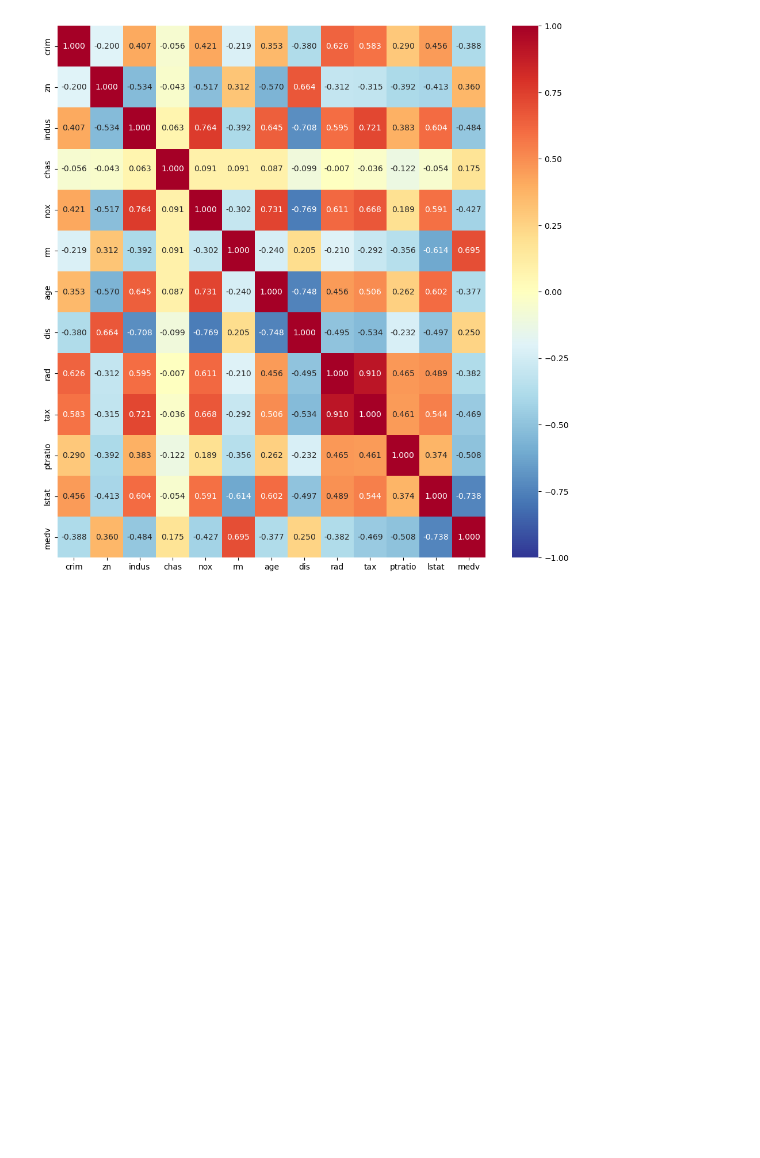
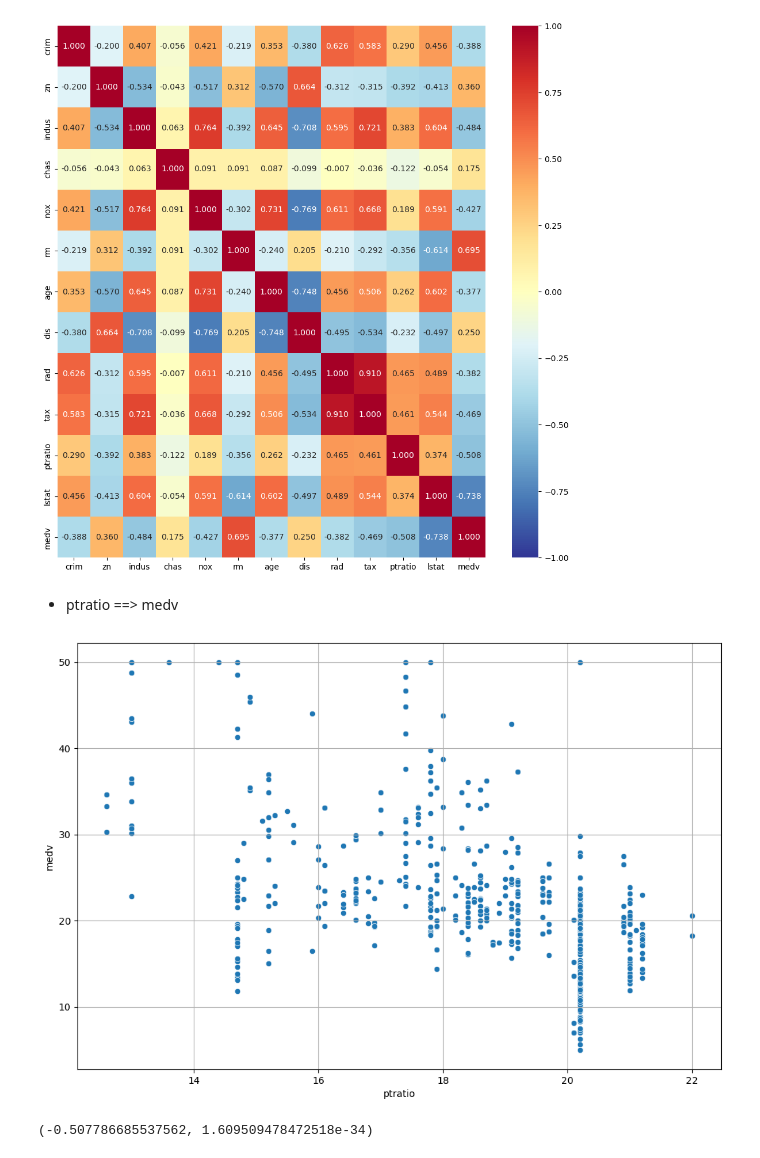
Before and after one commit to Jihwan98/aivle_school, a Jupyter notebook: 2023.02.09_데이터 분석 및 의미찾기_실습/02_이변량_숫자 vs 숫자.ipynb, the cells around one changed output. Saved outputs shown, nothing was run; the diff lists cells and outputs as text; code cells hidden in the pictures; blank space fills up the shorter version.

```diff
--- a/2023.02.09_데이터 분석 및 의미찾기_실습/02_이변량_숫자 vs 숫자.ipynb
+++ b/2023.02.09_데이터 분석 및 의미찾기_실습/02_이변량_숫자 vs 숫자.ipynb
@@ -415,3 +415,16 @@ sns.heatmap(boston.corr(),
 plt.show()
 # %% [output]
 [figure]
+# %% [markdown]
+- ptratio ==> medv
+# %%
+plt.figure(figsize=(12, 8))
+sns.scatterplot(x='ptratio', y='medv', data=boston)
+plt.grid()
+plt.show()
+# %% [output]
+[figure, added]
+# %%
+spst.pearsonr(boston['ptratio'], boston['medv'])
+# %% [output]
+(-0.507786685537562, 1.609509478472518e-34)
```
